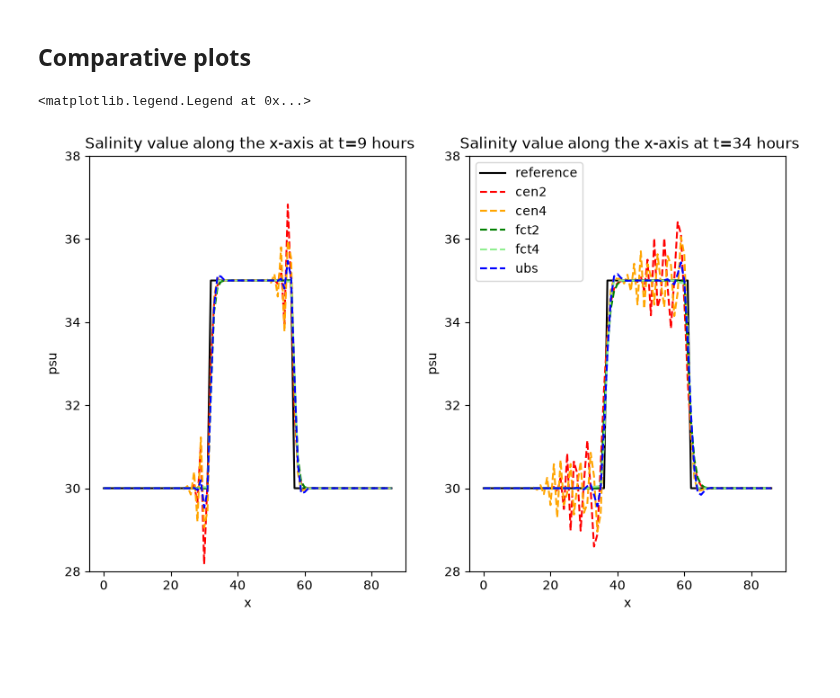
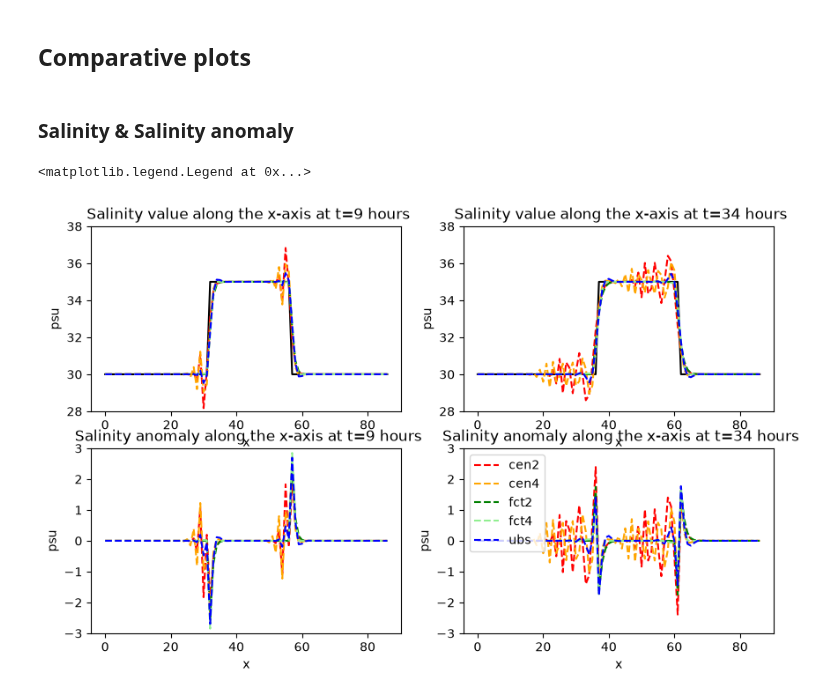
Before and after one commit to justinebuisson606/NEMO_Demonstrators, a Jupyter notebook: Demonstrator 1.ipynb, the cells around one changed output. Cells and saved outputs as stored; diff of their text form; code cells hidden in the pictures; blank space fills up the shorter version.

```diff
--- a/Demonstrator 1.ipynb
+++ b/Demonstrator 1.ipynb
@@ -344,6 +344,8 @@ g = {n: ds['sssgrad'].isel(y_grid_T=50).values
           for n, ds in schemes.items()}
 # %% [markdown]
 ## Comparative plots
+# %% [markdown]
+### Salinity & Salinity anomaly
 # %%
 block_0 = xr.open_dataset(rep+'CANAL_saltblock_traadvOFF_all_grid.nc', decode_times=False)
 block_0 =block_0.soce.isel(y_grid_T = 50, time_counter=0, deptht=0)
@@ -359,18 +361,24 @@ for t in range (80):
 # %%
 t_list = [9, 34]
 
-fig, ax = plt.subplots(1, len(t_list), figsize=(10,6))
+fig, ax = plt.subplots(2, len(t_list), figsize=(10,6))
 
 for i,t in enumerate(t_list):
-    ax[i].plot(np.arange(len(ref[0])), ref[t], color ='black', label ='reference')
+    ax[0][i].plot(np.arange(len(ref[0])), ref[t], color ='black', label ='reference')
     for n, ds in soce.items() :
-        ax[i].plot(np.arange(ds.shape[1]), ds[t], '--', color = colors[n], label = n)
-    ax[i].set_xlabel('x')
-    ax[i].set_ylabel('psu')
-    ax[i].set_ylim(28,38)
-    ax[i].set_title(f' Salinity value along the x-axis at t={t} hours')
+        ax[0][i].plot(np.arange(ds.shape[1]), ds[t], '--', color = colors[n], label = n)
+        ax[1][i].plot(np.arange(ds.shape[1]), ds[t]-ref[t], '--', color = colors[n], label = n)
+    ax[0][i].set_xlabel('x')
+    ax[0][i].set_ylabel('psu')
+    ax[0][i].set_ylim(28,38)
+    ax[0][i].set_title(f' Salinity value along the x-axis at t={t} hours')
+    ax[1][i].set_xlabel('x')
+    ax[1][i].set_ylabel('psu')
+    ax[1][i].set_ylim(-3,3)
+    ax[1][i].set_title(f' Salinity anomaly along the x-axis at t={t} hours')
 
-plt.legend()
+
+plt.legend(loc='upper left')
 # %% [output]
 <matplotlib.legend.Legend at 0x...>
-[figure, old version]
+[figure, new version]
```
Also changed, not shown: parts of 9 cells of this notebook.
